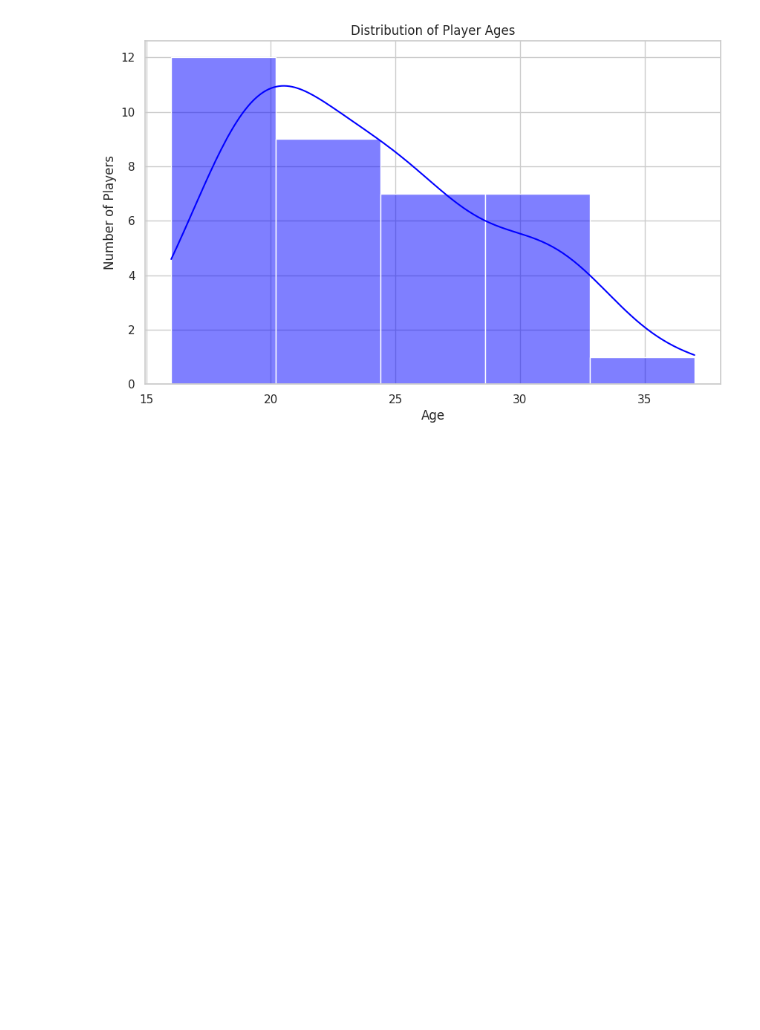
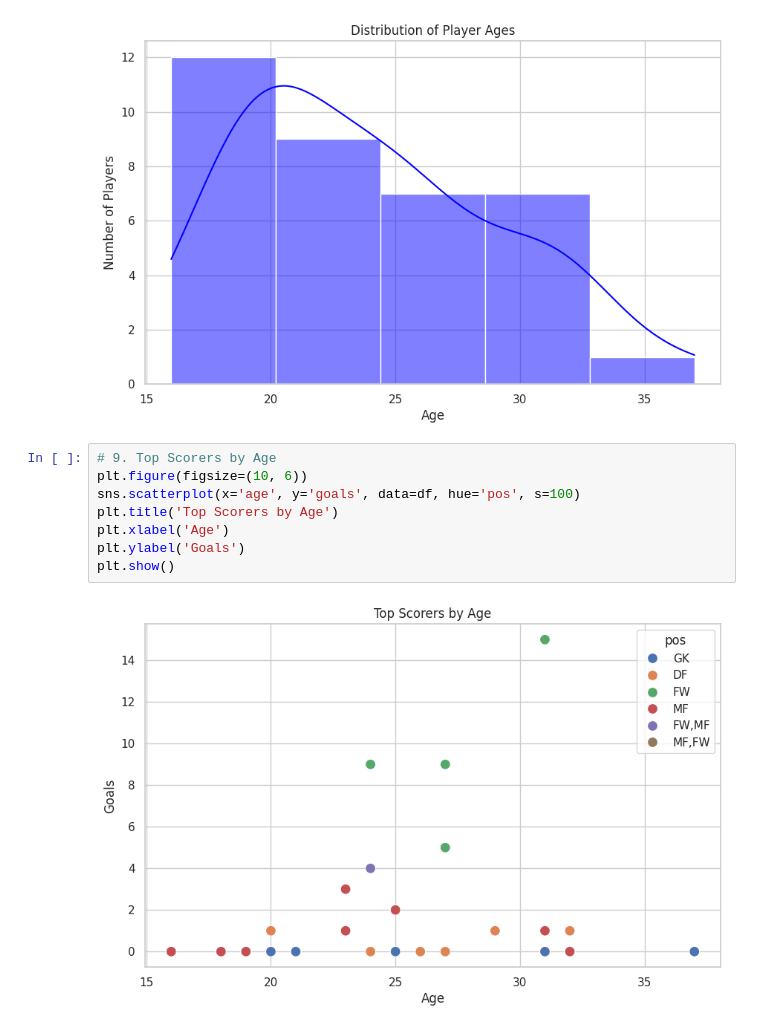
Before and after one commit to ncdanh0311/-Data-Analytics, a Jupyter notebook: Liverpool 23-24.ipynb, the cells around one changed output. Drawn from its saved outputs; the diff is of its cells as text; blank space fills up the shorter version.

```diff
--- a/Liverpool 23-24.ipynb
+++ b/Liverpool 23-24.ipynb
@@ -48,3 +70,13 @@ plt.ylabel('Number of Players')
 plt.show()
 # %% [output]
 [figure]
+# %%
+# 9. Top Scorers by Age
+plt.figure(figsize=(10, 6))
+sns.scatterplot(x='age', y='goals', data=df, hue='pos', s=100)
+plt.title('Top Scorers by Age')
+plt.xlabel('Age')
+plt.ylabel('Goals')
+plt.show()
+# %% [output]
+[figure, added]
```
Also changed, not shown: parts of 2 cells of this notebook.
